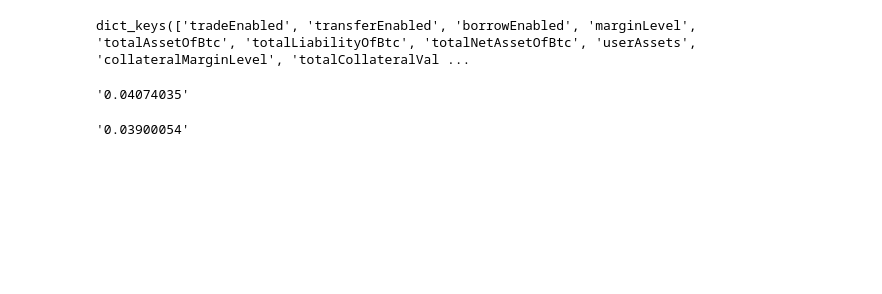
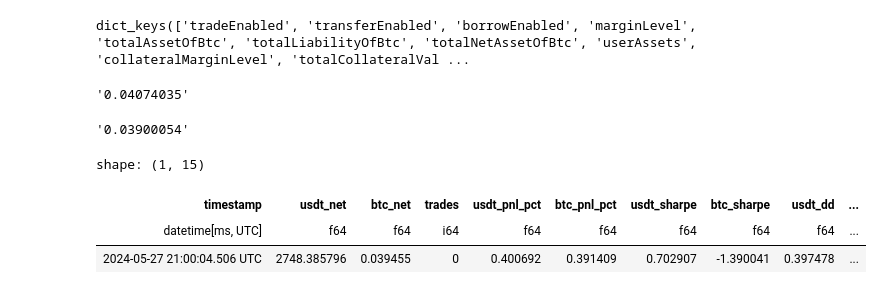
Before and after one commit to codebiscuits/modular_trader, a Jupyter notebook: continuous/inspect_session_records.ipynb, the cells around one changed output. Saved outputs shown, nothing was run; the diff lists cells and outputs as text; code cells hidden in the pictures; blank space fills up the shorter version.

```diff
--- a/continuous/inspect_session_records.ipynb
+++ b/continuous/inspect_session_records.ipynb
@@ -92,3 +92,10 @@ m_acct['totalAssetOfBtc']
 m_acct['totalNetAssetOfBtc']
 # %% [output]
 '0.03900054'
+# %%
+sr[-1]
+# %% [output]
+shape: (1, 15)
+| timestamp | usdt_net | btc_net | trades | usdt_pnl_pct | btc_pnl_pct | usdt_sharpe | btc_sharpe | usdt_dd | ... |
+| datetime[ms, UTC] | f64 | f64 | i64 | f64 | f64 | f64 | f64 | f64 | ... |
+| 2024-05-27 21:00:04.506 UTC | 2748.385796 | 0.039455 | 0 | 0.400692 | 0.391409 | 0.702907 | -1.390041 | 0.397478 | ... |
```
Also changed, not shown: parts of 1 cell of this notebook, 3 other files.
